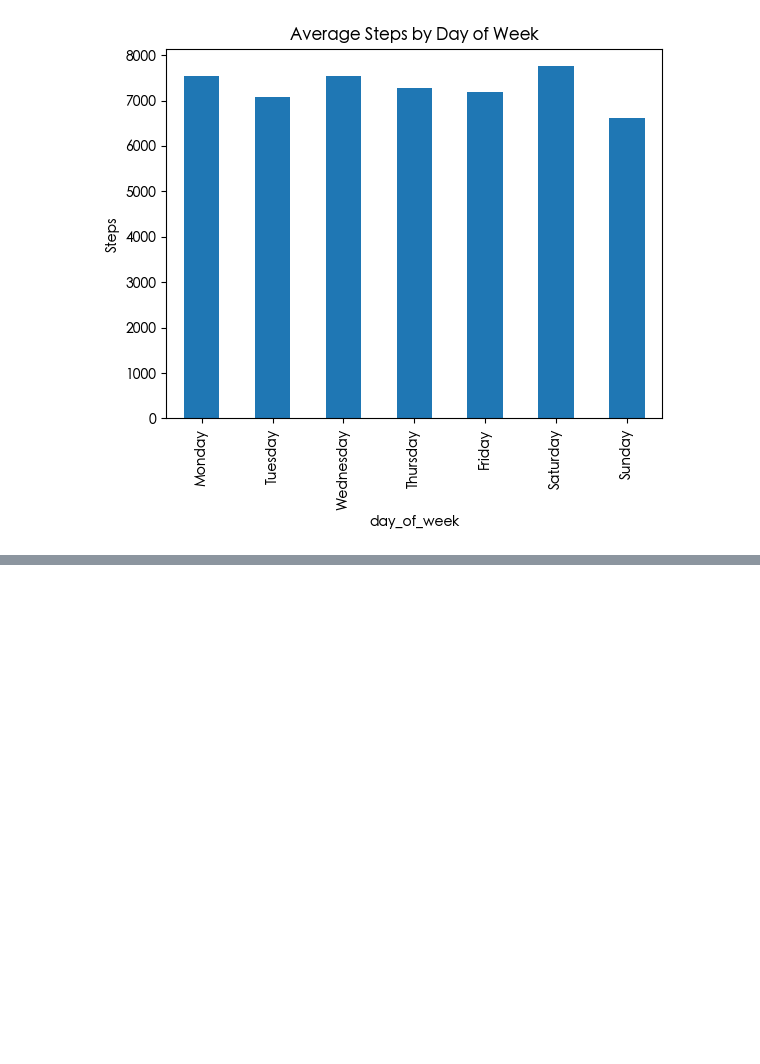
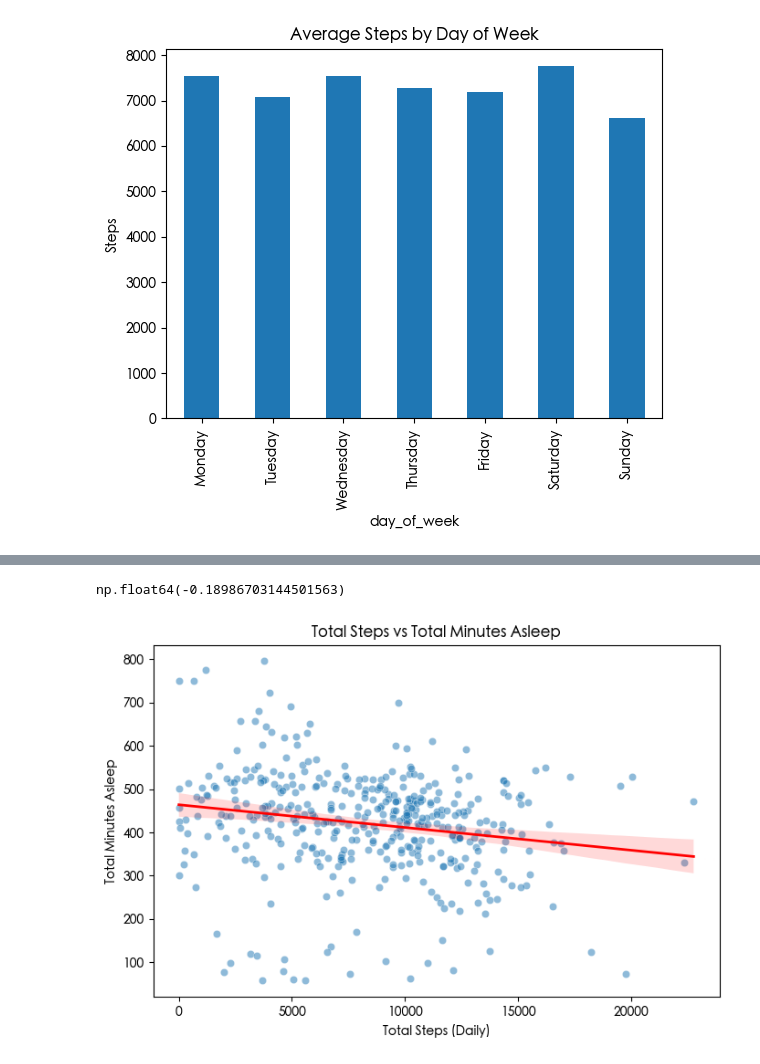
Before and after one commit to premsundar28/Bellabeat, a Jupyter notebook: code/EDA.ipynb, the cells around one changed output, grey strips where cells are left out. Cells and saved outputs as stored; diff of their text form; code cells hidden in the pictures; blank space fills up the shorter version.

```diff
--- a/code/EDA.ipynb
+++ b/code/EDA.ipynb
@@ -293,0 +610,37 @@ plt.show()
+# %%
+# 6. Calculate correlation between steps and sleep duration
+correlation = activity_sleep[
+    ["total_steps", "TotalMinutesAsleep"]
+].corr().iloc[0, 1]
+
+correlation
+# %% [output]
+np.float64(-0.18986703144501563)
+# %%
+# 7. Scatter plot: Total Steps vs Total Minutes Asleep
+plt.figure(figsize=(8, 5))
+
+sns.scatterplot(
+    data=activity_sleep,
+    x="total_steps",
+    y="TotalMinutesAsleep",
+    alpha=0.5
+)
+
+# Add trend line for directional context (not prediction)
+sns.regplot(
+    data=activity_sleep,
+    x="total_steps",
+    y="TotalMinutesAsleep",
+    scatter=False,
+    color="red",
+    line_kws={"linewidth": 2}
+)
+
+plt.title("Total Steps vs Total Minutes Asleep")
+plt.xlabel("Total Steps (Daily)")
+plt.ylabel("Total Minutes Asleep")
+
+plt.show()
+# %% [output]
+[figure, added]
```
Also changed, not shown: parts of 21 cells of this notebook.
